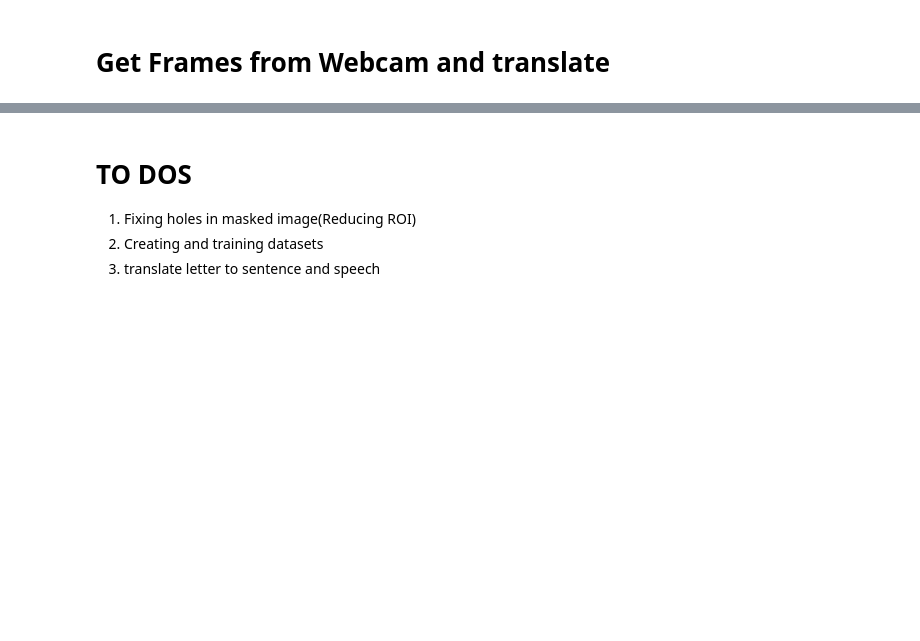
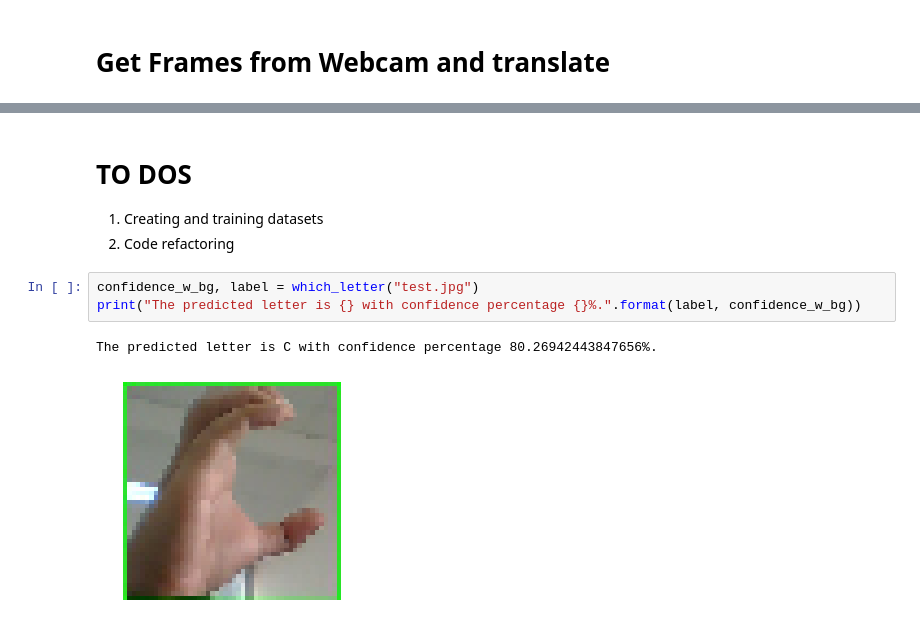
Before and after one commit to Bishalsarang/The-Sign-Language-Platform, a Jupyter notebook: translator.ipynb, the cells around one changed output, grey strips where cells are left out. Drawn from its saved outputs; the diff is of its cells as text; blank space fills up the shorter version.

```diff
--- a/translator.ipynb
+++ b/translator.ipynb
@@ -257,6 +287,12 @@ cap.release()
 cv2.destroyAllWindows()
 # %% [markdown]
 # TO DOS
-1. Fixing holes in masked image(Reducing ROI)
-2. Creating and training datasets
-3. translate letter to sentence and speech
+
+1. Creating and training datasets
+2. Code refactoring
+# %%
+confidence_w_bg, label = which_letter("test.jpg")
+print("The predicted letter is {} with confidence percentage {}%.".format(label, confidence_w_bg))
+# %% [output]
+The predicted letter is C with confidence percentage 80.26942443847656%.
+[figure, added]
```
Also changed, not shown: parts of 6 cells of this notebook.
